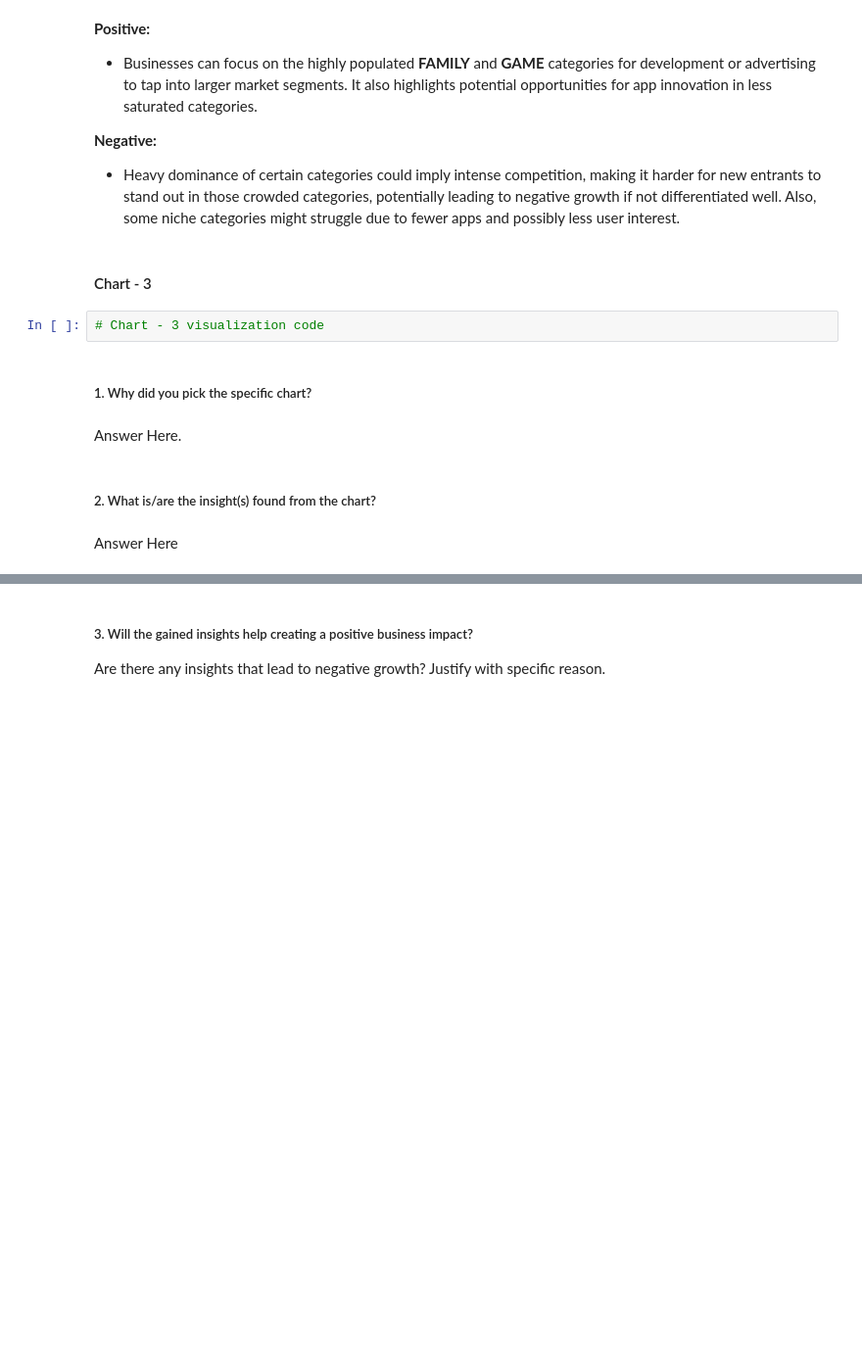
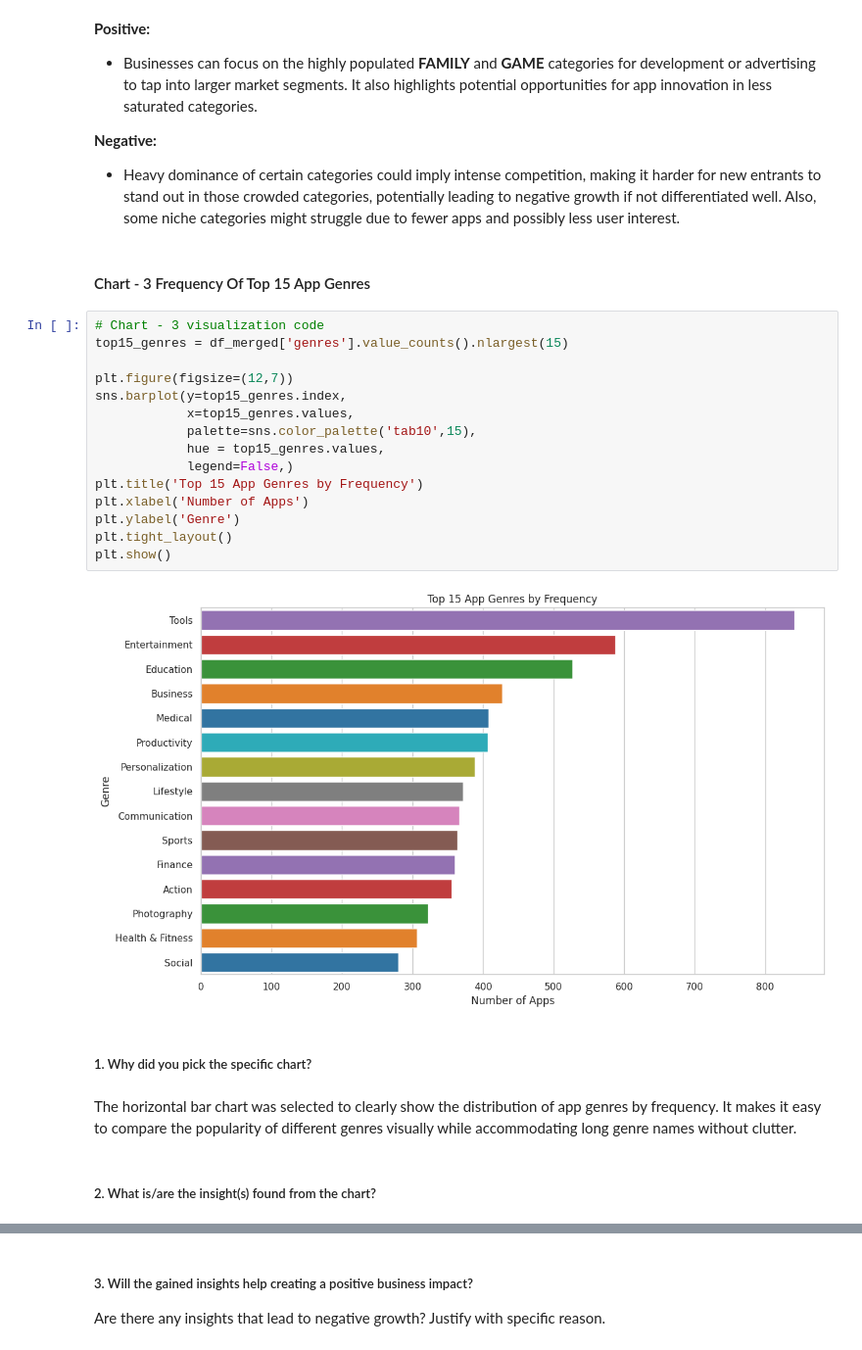
Before and after one commit to Sagarjain93/Google-Playstore-Reviews, a Jupyter notebook: Google_Playstore_App_Review_.ipynb, the cells around one changed output, grey strips where cells are left out. Shown at 98% size. Saved outputs shown, nothing was run; the diff lists cells and outputs as text; blank space fills up the shorter version.

```diff
--- a/Google_Playstore_App_Review_.ipynb
+++ b/Google_Playstore_App_Review_.ipynb
@@ -734,14 +983,27 @@ Are there any insights that lead to negative growth? Justify with specific reaso
 **Negative:**
 *   Heavy dominance of certain categories could imply intense competition, making it harder for new entrants to stand out in those crowded categories, potentially leading to negative growth if not differentiated well. Also, some niche categories might struggle due to fewer apps and possibly less user interest.
 # %% [markdown]
-#### Chart - 3
+#### Chart - 3 Frequency Of Top 15 App Genres
-# %%
-# Chart - 3 visualization code
+# %%
+# Chart - 3 visualization code
+top15_genres = df_merged['genres'].value_counts().nlargest(15)
+
+plt.figure(figsize=(12,7))
+sns.barplot(y=top15_genres.index,
+            x=top15_genres.values,
+            palette=sns.color_palette('tab10',15),
+            hue = top15_genres.values,
+            legend=False,)
+plt.title('Top 15 App Genres by Frequency')
+plt.xlabel('Number of Apps')
+plt.ylabel('Genre')
+plt.tight_layout()
+plt.show()
+# %% [output]
+[figure, added]
 # %% [markdown]
 ##### 1. Why did you pick the specific chart?
-# %% [markdown]
-Answer Here.
+# %% [markdown]
+The horizontal bar chart was selected to clearly show the distribution of app genres by frequency. It makes it easy to compare the popularity of different genres visually while accommodating long genre names without clutter.
 # %% [markdown]
 ##### 2. What is/are the insight(s) found from the chart?
-# %% [markdown]
-Answer Here
```
Also changed, not shown: parts of 84 cells of this notebook.
